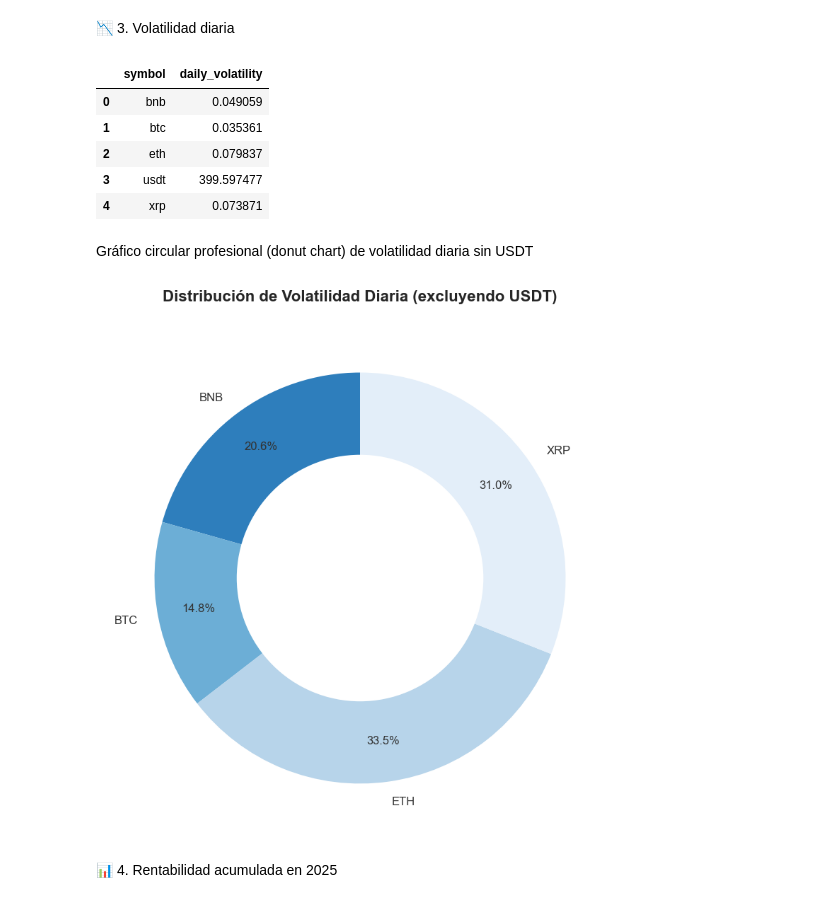
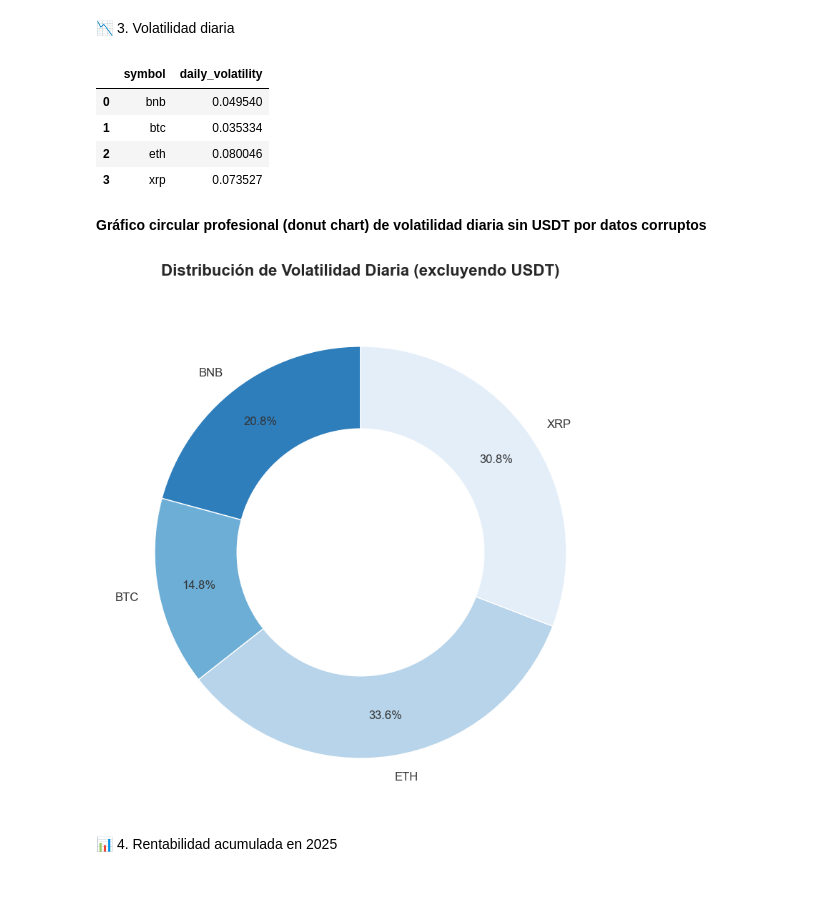
Before and after one commit to ramasa987/EDA_CRYPTO, a Jupyter notebook: CODIGO/NOTEBOOKS/EDA_MEMORIA_DESARROLLO.ipynb, the cells around one changed output. Saved outputs shown, nothing was run; the diff lists cells and outputs as text; code cells hidden in the pictures.

```diff
--- a/CODIGO/NOTEBOOKS/EDA_MEMORIA_DESARROLLO.ipynb
+++ b/CODIGO/NOTEBOOKS/EDA_MEMORIA_DESARROLLO.ipynb
@@ -309,4 +382,5 @@ Index(['coin_id', 'symbol', 'timestamp', 'date', 'open', 'high', 'low',
        'close'],
       dtype='str')
 # %%
-ohlc_top5 = ohlc_top5.drop(columns = ["coin_id"])
+#eliminamos las columnas que no nos aportan nada
+ohlc_top5 = ohlc_top5.drop(columns=["coin_id"], errors="ignore")
@@ -474,0 +553,32 @@ plt.show()
+# %%
+import matplotlib.pyplot as plt
+import seaborn as sns
+
+# Estilo profesional
+sns.set_theme(style="whitegrid")
+plt.figure(figsize=(12, 7))
+
+# Paleta elegante por símbolo
+palette = sns.color_palette("Set2", n_colors=ohlc_top5_R["symbol"].nunique())
+
+sns.boxplot(
+    data=ohlc_top5_R,
+    x="symbol",
+    y="daily_return",
+    palette=palette,
+    linewidth=1.5,
+    fliersize=3,
+    boxprops=dict(alpha=0.8),
+)
+
+# Título y ejes
+plt.title("Distribución de Retornos Diarios (2025)", fontsize=16, weight="bold")
+plt.xlabel("Criptomoneda", fontsize=13)
+plt.ylabel("Retorno Diario", fontsize=13)
+
+# Líneas horizontales suaves
+plt.grid(axis="y", linestyle="--", alpha=0.4)
+
+plt.tight_layout()
+plt.savefig("Retorno_Diario_BOXPLOT.png", dpi=300, bbox_inches="tight")
+plt.show()
@@ -475,17 +590,17 @@ plt.show()
 # %% [markdown]
 📉 3. Volatilidad diaria
 # %%
-df_volatility = (
-    ohlc_top5.groupby("symbol")["daily_return"]
+# sin USDT
+volatility = (
+    ohlc_top5_R.groupby("symbol")["daily_return"]
     .std()
     .reset_index(name="daily_volatility")
 )
 
-df_volatility
+volatility
 # %% [output]
 |  | symbol | daily_volatility |
-| 0 | bnb | 0.049059 |
-| 1 | btc | 0.035361 |
-| 2 | eth | 0.079837 |
-| 3 | usdt | 399.597477 |
-| 4 | xrp | 0.073871 |
+| 0 | bnb | 0.049540 |
+| 1 | btc | 0.035334 |
+| 2 | eth | 0.080046 |
+| 3 | xrp | 0.073527 |
@@ -492,10 +609,10 @@ df_volatility
 # %% [markdown]
-Gráfico circular profesional (donut chart) de volatilidad diaria sin USDT
+**Gráfico circular profesional (donut chart) de volatilidad diaria sin USDT por datos corruptos**
 # %%
 import matplotlib.pyplot as plt
 
 # Filtrar USDT
-df_vol_no_usdt = df_volatility[df_volatility["symbol"] != "usdt"]
+df_vol_no_usdt = volatility[volatility["symbol"] != "usdt"]
 
 # Colores profesionales (azules suaves)
 colors = plt.cm.Blues_r(np.linspace(0.3, 0.9, len(df_vol_no_usdt)))
@@ -503,34 +620,35 @@ colors = plt.cm.Blues_r(np.linspace(0.3, 0.9, len(df_vol_no_usdt)))
 # Crear figura
 fig, ax = plt.subplots(figsize=(8, 8))
 
 # Pie chart
 wedges, texts, autotexts = ax.pie(
     df_vol_no_usdt["daily_volatility"],
     labels=df_vol_no_usdt["symbol"].str.upper(),
     autopct="%1.1f%%",
     startangle=90,
     colors=colors,
     pctdistance=0.8,
     textprops={"fontsize": 12, "color": "#333"}
 )
 
 # Donut: círculo blanco interior
 centre_circle = plt.Circle((0, 0), 0.60, fc="white")
 fig.gca().add_artist(centre_circle)
 
 # Título elegante
 plt.title(
     "Distribución de Volatilidad Diaria (excluyendo USDT)",
     fontsize=16,
     fontweight="bold",
     pad=20
 )
 
 # Ajustes finales
 plt.tight_layout()
+plt.savefig("Volatilidad_Diaria.png", dpi=300, bbox_inches="tight")
 plt.show()
 # %% [output]
-[figure, old version]
+[figure, new version]
 # %% [markdown]
 📊 4. Rentabilidad acumulada en 2025
 # %%
```
Also changed, not shown: parts of 84 cells of this notebook, 22 other files.
